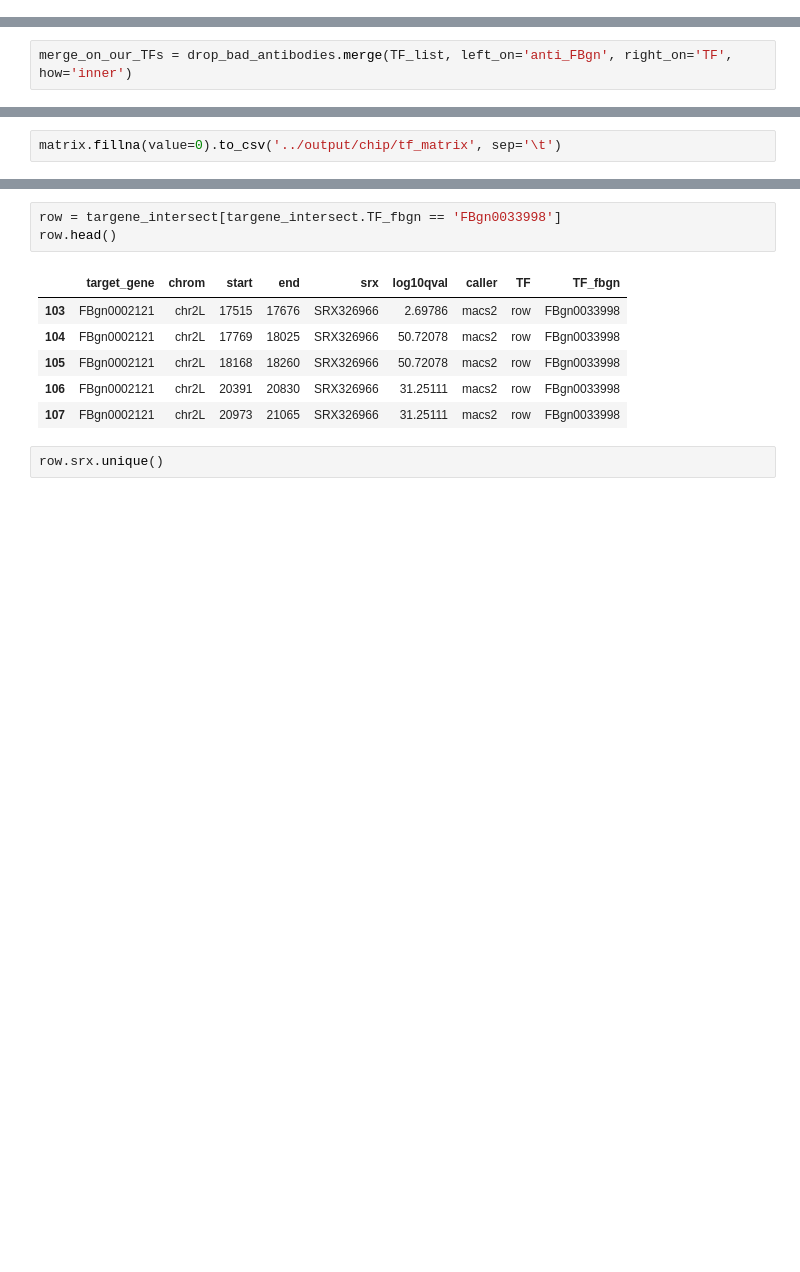
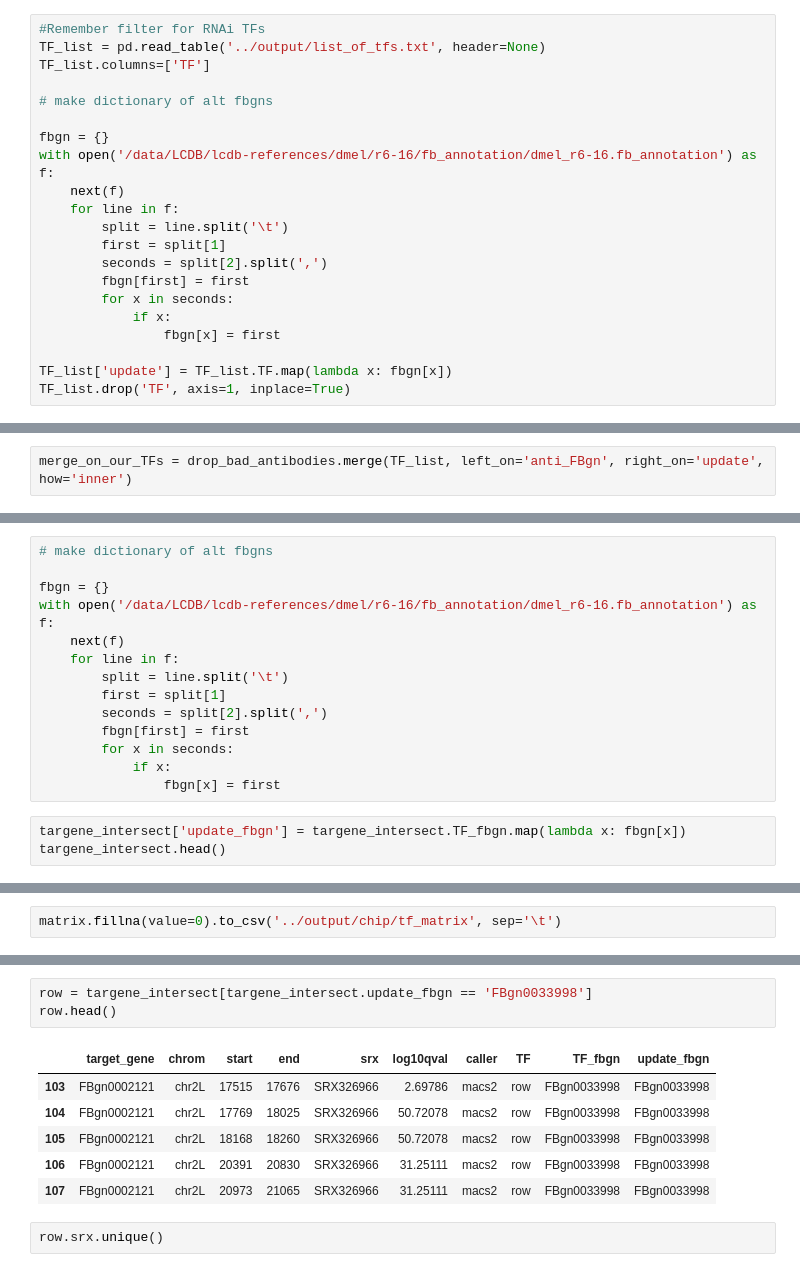
Before and after one commit to isabelleberger/s2cell-prior, a Jupyter notebook: notebook/2018-01-17_build_TF_ChIP_matrix.ipynb, the cells around one changed output, grey strips where cells are left out. Cells and saved outputs as stored; diff of their text form; blank space fills up the shorter version.

```diff
--- a/notebook/2018-01-17_build_TF_ChIP_matrix.ipynb
+++ b/notebook/2018-01-17_build_TF_ChIP_matrix.ipynb
@@ -108,9 +104,30 @@ TF_list.columns=['TF']
+# %%
+#Remember filter for RNAi TFs
+TF_list = pd.read_table('../output/list_of_tfs.txt', header=None)
+TF_list.columns=['TF']
+
+# make dictionary of alt fbgns
+
+fbgn = {}
+with open('/data/LCDB/lcdb-references/dmel/r6-16/fb_annotation/dmel_r6-16.fb_annotation') as f:
+    next(f)
+    for line in f:
+        split = line.split('\t')
+        first = split[1]
+        seconds = split[2].split(',')
+        fbgn[first] = first
+        for x in seconds:
+            if x:
+                fbgn[x] = first
+
+TF_list['update'] = TF_list.TF.map(lambda x: fbgn[x])
+TF_list.drop('TF', axis=1, inplace=True)
 # %%
 TF_list.shape
 # %% [output]
 (488, 1)
 # %%
-merge_on_our_TFs = drop_bad_antibodies.merge(TF_list, left_on='anti_FBgn', right_on='TF', how='inner')
+merge_on_our_TFs = drop_bad_antibodies.merge(TF_list, left_on='anti_FBgn', right_on='update', how='inner')
 # %%
 merge_on_our_TFs.head()
 # %% [output]
@@ -148,0 +172,17 @@ targene_intersect.head()
+# %%
+# make dictionary of alt fbgns
+
+fbgn = {}
+with open('/data/LCDB/lcdb-references/dmel/r6-16/fb_annotation/dmel_r6-16.fb_annotation') as f:
+    next(f)
+    for line in f:
+        split = line.split('\t')
+        first = split[1]
+        seconds = split[2].split(',')
+        fbgn[first] = first
+        for x in seconds:
+            if x:
+                fbgn[x] = first
+# %%
+targene_intersect['update_fbgn'] = targene_intersect.TF_fbgn.map(lambda x: fbgn[x])
+targene_intersect.head()
@@ -207,15 +258,15 @@ binary  FBgn0000283    5365.0
         FBgn0263667    3459.0
 dtype: float64
 # %%
-row = targene_intersect[targene_intersect.TF_fbgn == 'FBgn0033998']
+row = targene_intersect[targene_intersect.update_fbgn == 'FBgn0033998']
 row.head()
 # %% [output]
-|  | target_gene | chrom | start | end | srx | log10qval | caller | TF | TF_fbgn |
-| 103 | FBgn0002121 | chr2L | 17515 | 17676 | SRX326966 | 2.69786 | macs2 | row | FBgn0033998 |
-| 104 | FBgn0002121 | chr2L | 17769 | 18025 | SRX326966 | 50.72078 | macs2 | row | FBgn0033998 |
-| 105 | FBgn0002121 | chr2L | 18168 | 18260 | SRX326966 | 50.72078 | macs2 | row | FBgn0033998 |
-| 106 | FBgn0002121 | chr2L | 20391 | 20830 | SRX326966 | 31.25111 | macs2 | row | FBgn0033998 |
-| 107 | FBgn0002121 | chr2L | 20973 | 21065 | SRX326966 | 31.25111 | macs2 | row | FBgn0033998 |
+|  | target_gene | chrom | start | end | srx | log10qval | caller | TF | TF_fbgn | update_fbgn |
+| 103 | FBgn0002121 | chr2L | 17515 | 17676 | SRX326966 | 2.69786 | macs2 | row | FBgn0033998 | FBgn0033998 |
+| 104 | FBgn0002121 | chr2L | 17769 | 18025 | SRX326966 | 50.72078 | macs2 | row | FBgn0033998 | FBgn0033998 |
+| 105 | FBgn0002121 | chr2L | 18168 | 18260 | SRX326966 | 50.72078 | macs2 | row | FBgn0033998 | FBgn0033998 |
+| 106 | FBgn0002121 | chr2L | 20391 | 20830 | SRX326966 | 31.25111 | macs2 | row | FBgn0033998 | FBgn0033998 |
+| 107 | FBgn0002121 | chr2L | 20973 | 21065 | SRX326966 | 31.25111 | macs2 | row | FBgn0033998 | FBgn0033998 |
 # %%
 row.srx.unique()
 # %% [output]
```
Also changed, not shown: parts of 14 cells of this notebook, 5 other files.
